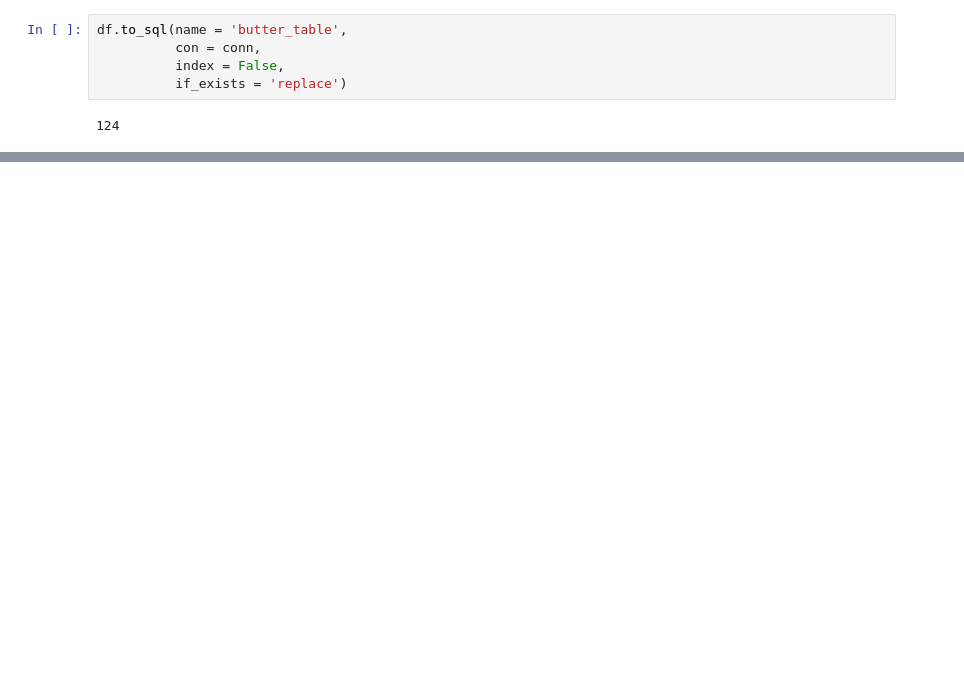
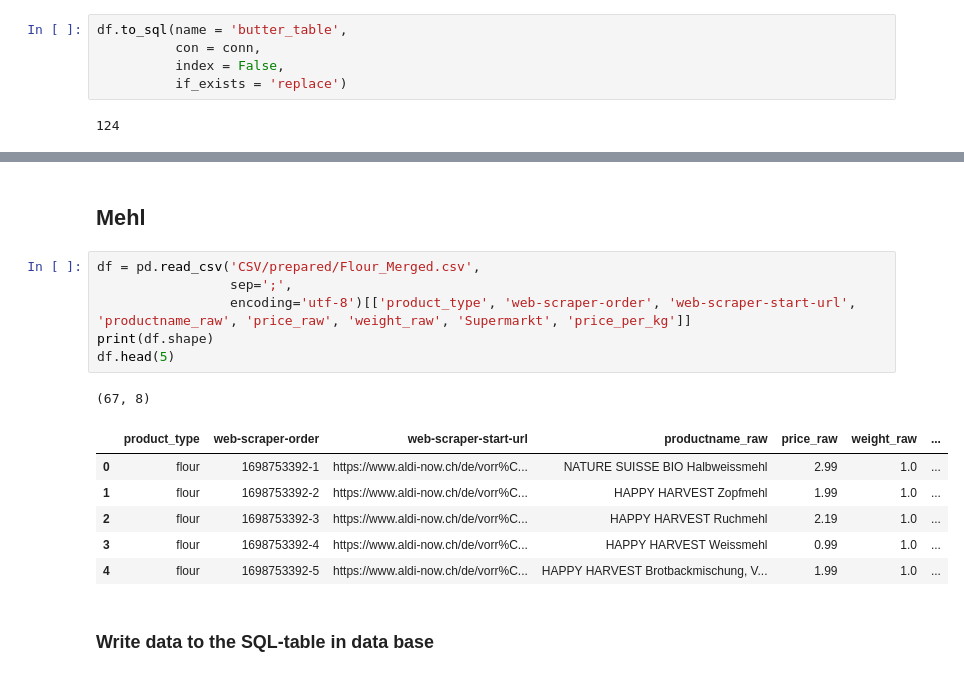
Before and after one commit to husicabe/groceries, a Jupyter notebook: database_preperation.ipynb, the cells around one changed output, grey strips where cells are left out. Cells and saved outputs as stored; diff of their text form; blank space fills up the shorter version.

```diff
--- a/database_preperation.ipynb
+++ b/database_preperation.ipynb
@@ -145,0 +308,18 @@ print(df_all)
+# %% [markdown]
+## Mehl
+# %%
+df = pd.read_csv('CSV/prepared/Flour_Merged.csv',
+                 sep=';',
+                 encoding='utf-8')[['product_type', 'web-scraper-order', 'web-scraper-start-url', 'productname_raw', 'price_raw', 'weight_raw', 'Supermarkt', 'price_per_kg']]
+print(df.shape)
+df.head(5)
+# %% [output]
+(67, 8)
+|  | product_type | web-scraper-order | web-scraper-start-url | productname_raw | price_raw | weight_raw | ... |
+| 0 | flour | 1698753392-1 | https://www.aldi-now.ch/de/vorr%C... | NATURE SUISSE BIO Halbweissmehl | 2.99 | 1.0 | ... |
+| 1 | flour | 1698753392-2 | https://www.aldi-now.ch/de/vorr%C... | HAPPY HARVEST Zopfmehl | 1.99 | 1.0 | ... |
+| 2 | flour | 1698753392-3 | https://www.aldi-now.ch/de/vorr%C... | HAPPY HARVEST Ruchmehl | 2.19 | 1.0 | ... |
+| 3 | flour | 1698753392-4 | https://www.aldi-now.ch/de/vorr%C... | HAPPY HARVEST Weissmehl | 0.99 | 1.0 | ... |
+| 4 | flour | 1698753392-5 | https://www.aldi-now.ch/de/vorr%C... | HAPPY HARVEST Brotbackmischung, V... | 1.99 | 1.0 | ... |
+# %% [markdown]
+### Write data to the SQL-table in data base
```
Also changed, not shown: parts of 20 cells of this notebook, 2 other files.
